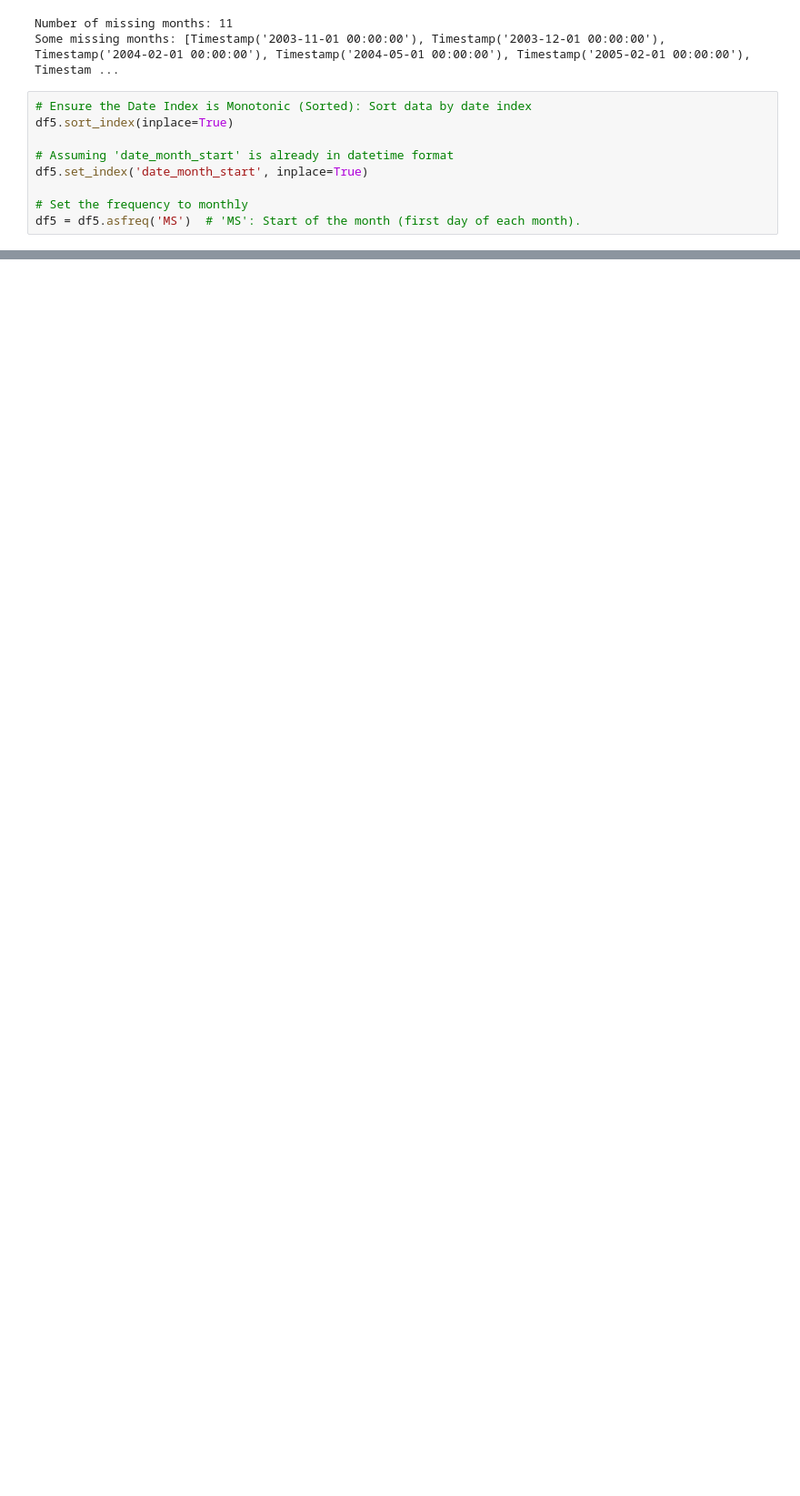
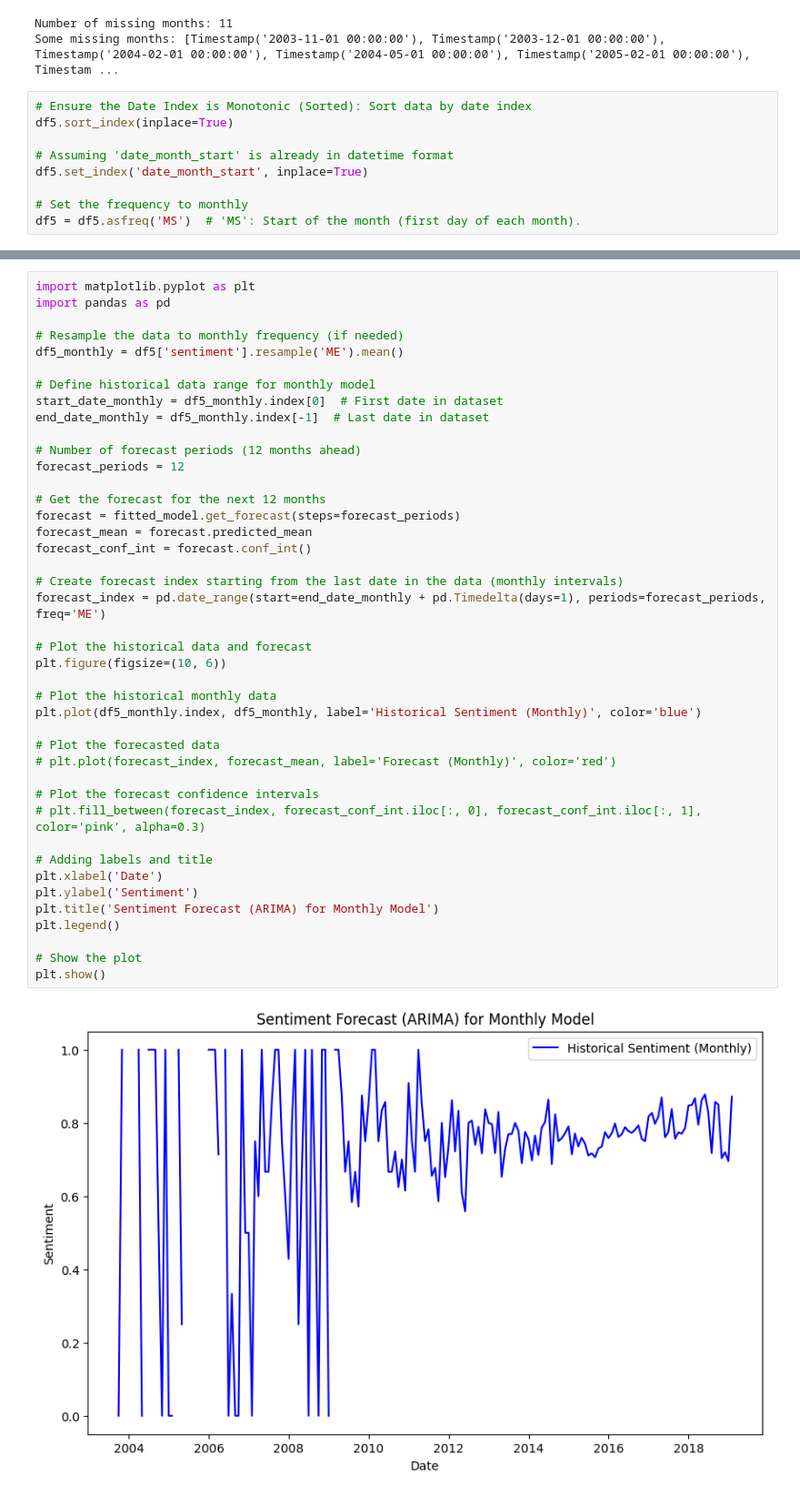
Before and after one commit to mathslearn/itd214_proj, a Jupyter notebook: itd214_1038987u_project_20250302.ipynb, the cells around one changed output, grey strips where cells are left out. Shown at 91% size. Saved outputs shown, nothing was run; the diff lists cells and outputs as text; blank space fills up the shorter version.

```diff
--- a/itd214_1038987u_project_20250302.ipynb
+++ b/itd214_1038987u_project_20250302.ipynb
@@ -2693,0 +2484,44 @@ plt.show()
+# %%
+import matplotlib.pyplot as plt
+import pandas as pd
+
+# Resample the data to monthly frequency (if needed)
+df5_monthly = df5['sentiment'].resample('ME').mean()
+
+# Define historical data range for monthly model
+start_date_monthly = df5_monthly.index[0]  # First date in dataset
+end_date_monthly = df5_monthly.index[-1]  # Last date in dataset
+
+# Number of forecast periods (12 months ahead)
+forecast_periods = 12
+
+# Get the forecast for the next 12 months
+forecast = fitted_model.get_forecast(steps=forecast_periods)
+forecast_mean = forecast.predicted_mean
+forecast_conf_int = forecast.conf_int()
+
+# Create forecast index starting from the last date in the data (monthly intervals)
+forecast_index = pd.date_range(start=end_date_monthly + pd.Timedelta(days=1), periods=forecast_periods, freq='ME')
+
+# Plot the historical data and forecast
+plt.figure(figsize=(10, 6))
+
+# Plot the historical monthly data
+plt.plot(df5_monthly.index, df5_monthly, label='Historical Sentiment (Monthly)', color='blue')
+
+# Plot the forecasted data
+# plt.plot(forecast_index, forecast_mean, label='Forecast (Monthly)', color='red')
+
+# Plot the forecast confidence intervals
+# plt.fill_between(forecast_index, forecast_conf_int.iloc[:, 0], forecast_conf_int.iloc[:, 1], color='pink', alpha=0.3)
+
+# Adding labels and title
+plt.xlabel('Date')
+plt.ylabel('Sentiment')
+plt.title('Sentiment Forecast (ARIMA) for Monthly Model')
+plt.legend()
+
+# Show the plot
+plt.show()
+# %% [output]
+[figure, added]
```
Also changed, not shown: parts of 89 cells of this notebook.
